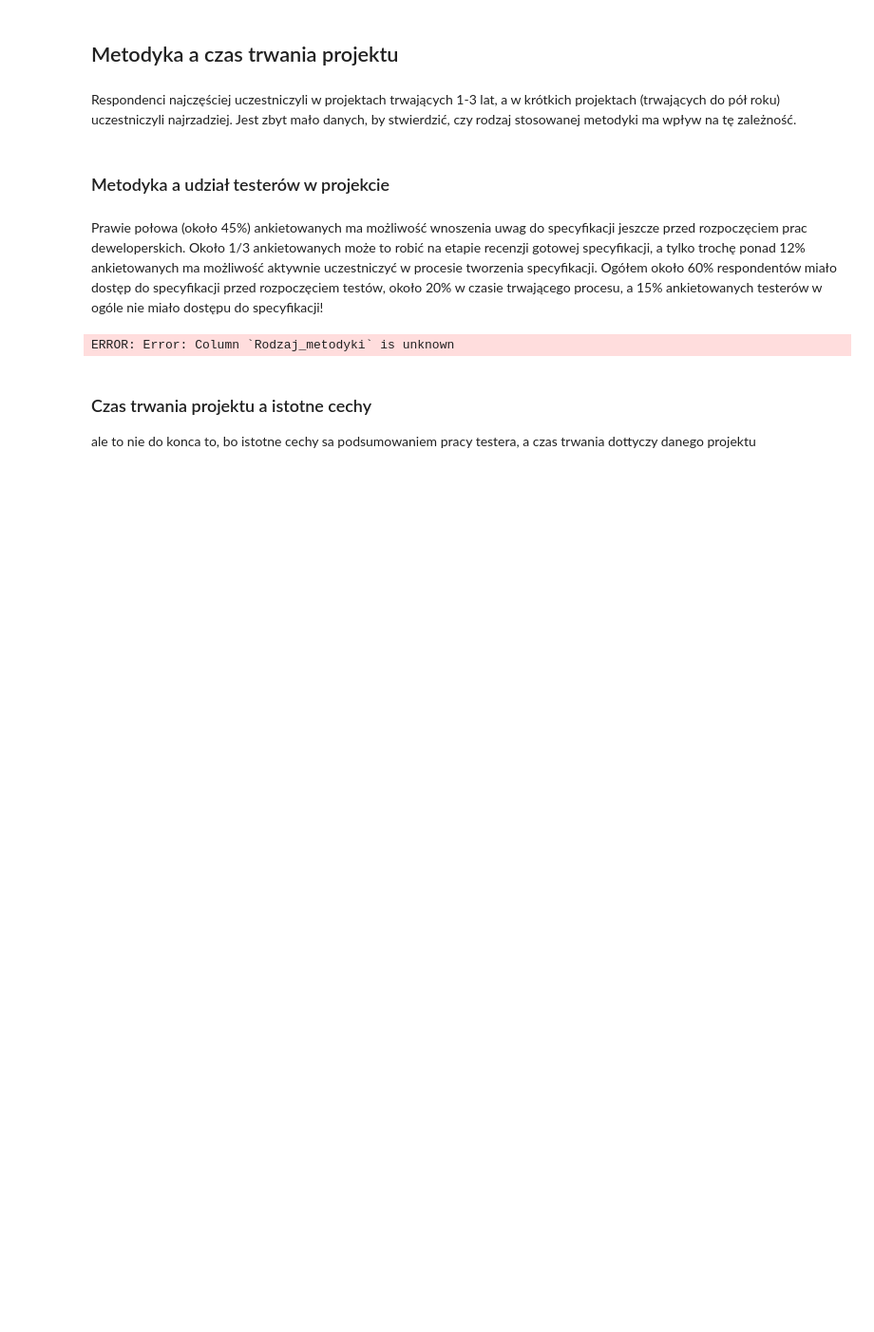
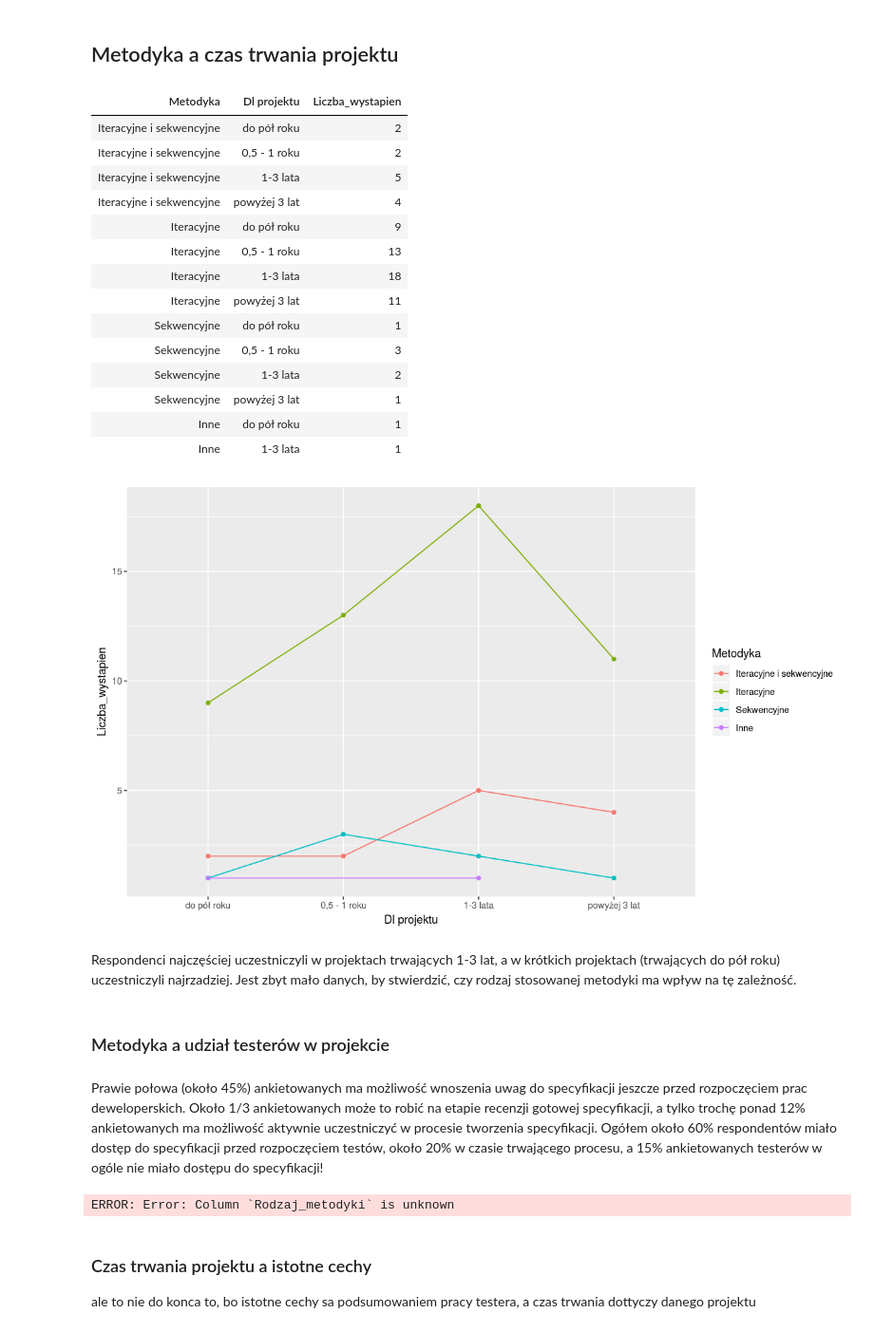
Before and after one commit to jot-em/tester-survey-analysis, a Jupyter notebook: Opracowanie_ankiety_testerskiej.ipynb, the cells around one changed output. Shown at 95% size. Cells and saved outputs as stored; diff of their text form; code cells hidden in the pictures; blank space fills up the shorter version.

```diff
--- a/Opracowanie_ankiety_testerskiej.ipynb
+++ b/Opracowanie_ankiety_testerskiej.ipynb
@@ -799,5 +749,41 @@ plt_comb(a, "Metodyka_norm", "Dl_projektu")
+# %%
+comb_freq_table <- function(col1, col2) {
+    table <- summarise(group_by(df, df[[col1]], df[[col2]]), Liczba_wystapien=n())
+    colnames(table)[colnames(table) == "df[[col1]]"] <- pretty_col_name(col1)
+    colnames(table)[colnames(table) == "df[[col2]]"] <- pretty_col_name(col2)
+    return(table)
+}
+
+comb_freq_plot <- function(subdf, col1, col2){
+    pretty_col2 <- subdf[[pretty_col_name(col2)]]
+    pretty_col1 <- subdf[[pretty_col_name(col1)]]
+    f <- ggplot(data=subdf, aes(x=pretty_col2, y=Liczba_wystapien, group=pretty_col1, color=pretty_col1))
+    g <- f + geom_point() + geom_line()
+    g + scale_x_discrete(pretty_col_name(col2)) + scale_color_discrete(pretty_col_name(col1))
+}
 # %% [markdown]
 ## Metodyka a czas trwania projektu
+# %%
+method_length_comb_table <- comb_freq_table("Metodyka_norm", "Dl_projektu")
+method_length_comb_table
+comb_freq_plot(method_length_comb_table, "Metodyka_norm", "Dl_projektu")
+# %% [output]
+| Metodyka | Dl projektu | Liczba_wystapien |
+| Iteracyjne i sekwencyjne | do pół roku | 2 |
+| Iteracyjne i sekwencyjne | 0,5 - 1 roku | 2 |
+| Iteracyjne i sekwencyjne | 1-3 lata | 5 |
+| Iteracyjne i sekwencyjne | powyżej 3 lat | 4 |
+| Iteracyjne | do pół roku | 9 |
+| Iteracyjne | 0,5 - 1 roku | 13 |
+| Iteracyjne | 1-3 lata | 18 |
+| Iteracyjne | powyżej 3 lat | 11 |
+| Sekwencyjne | do pół roku | 1 |
+| Sekwencyjne | 0,5 - 1 roku | 3 |
+| Sekwencyjne | 1-3 lata | 2 |
+| Sekwencyjne | powyżej 3 lat | 1 |
+| Inne | do pół roku | 1 |
+| Inne | 1-3 lata | 1 |
+[figure, added]
 # %% [markdown]
 Respondenci najczęściej uczestniczyli w projektach trwających 1-3 lat, a w krótkich projektach (trwających do pół roku) uczestniczyli najrzadziej. Jest zbyt mało danych, by stwierdzić, czy rodzaj stosowanej metodyki ma wpływ na tę zależność.
 # %% [markdown]
```
Also changed, not shown: parts of 3 cells of this notebook.
